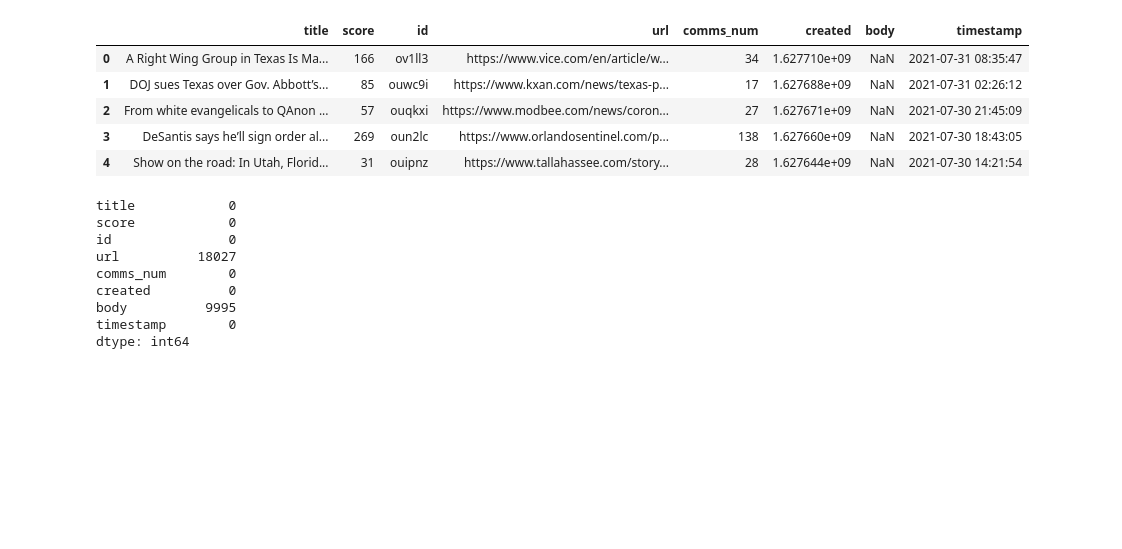
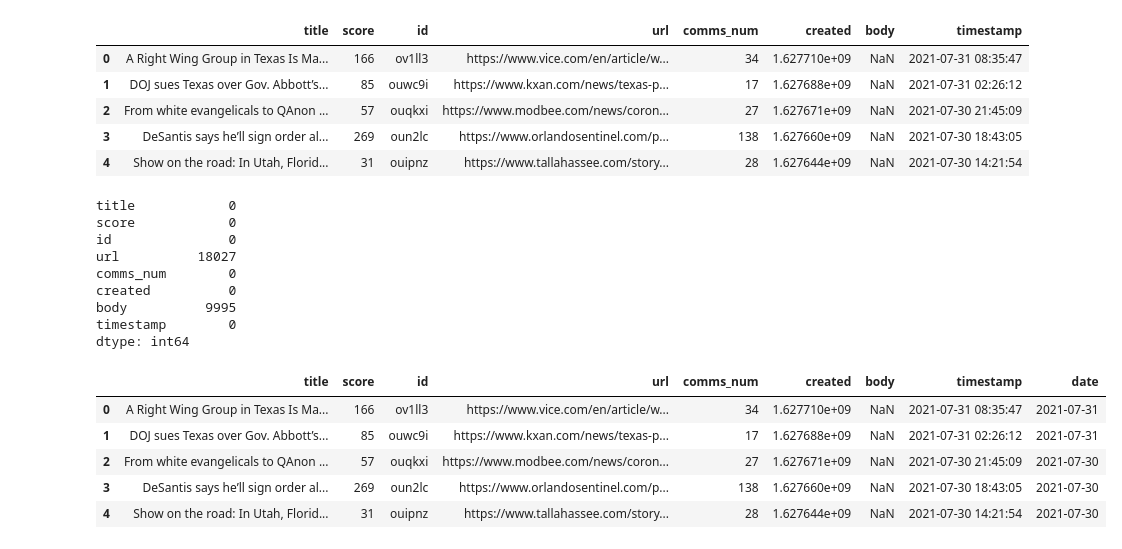
Before and after one commit to soham-bhagwat/Data-Analysis-EDA, a Jupyter notebook: politics-subreddit-eda.ipynb, the cells around one changed output. Saved outputs shown, nothing was run; the diff lists cells and outputs as text; code cells hidden in the pictures; blank space fills up the shorter version.

```diff
--- a/politics-subreddit-eda.ipynb
+++ b/politics-subreddit-eda.ipynb
@@ -34,3 +34,14 @@ created          0
 body          9995
 timestamp        0
 dtype: int64
+# %%
+df['timestamp'] = pd.to_datetime(df['timestamp'])
+df['date'] = df['timestamp'].dt.date
+df.head()
+# %% [output]
+|  | title | score | id | url | comms_num | created | body | timestamp | date |
+| 0 | A Right Wing Group in Texas Is Ma... | 166 | ov1ll3 | https://www.vice.com/en/article/w... | 34 | 1.627710e+09 | NaN | 2021-07-31 08:35:47 | 2021-07-31 |
+| 1 | DOJ sues Texas over Gov. Abbott’s... | 85 | ouwc9i | https://www.kxan.com/news/texas-p... | 17 | 1.627688e+09 | NaN | 2021-07-31 02:26:12 | 2021-07-31 |
+| 2 | From white evangelicals to QAnon ... | 57 | ouqkxi | https://www.modbee.com/news/coron... | 27 | 1.627671e+09 | NaN | 2021-07-30 21:45:09 | 2021-07-30 |
+| 3 | DeSantis says he’ll sign order al... | 269 | oun2lc | https://www.orlandosentinel.com/p... | 138 | 1.627660e+09 | NaN | 2021-07-30 18:43:05 | 2021-07-30 |
+| 4 | Show on the road: In Utah, Florid... | 31 | ouipnz | https://www.tallahassee.com/story... | 28 | 1.627644e+09 | NaN | 2021-07-30 14:21:54 | 2021-07-30 |
```
Also changed, not shown: parts of 4 cells of this notebook.
